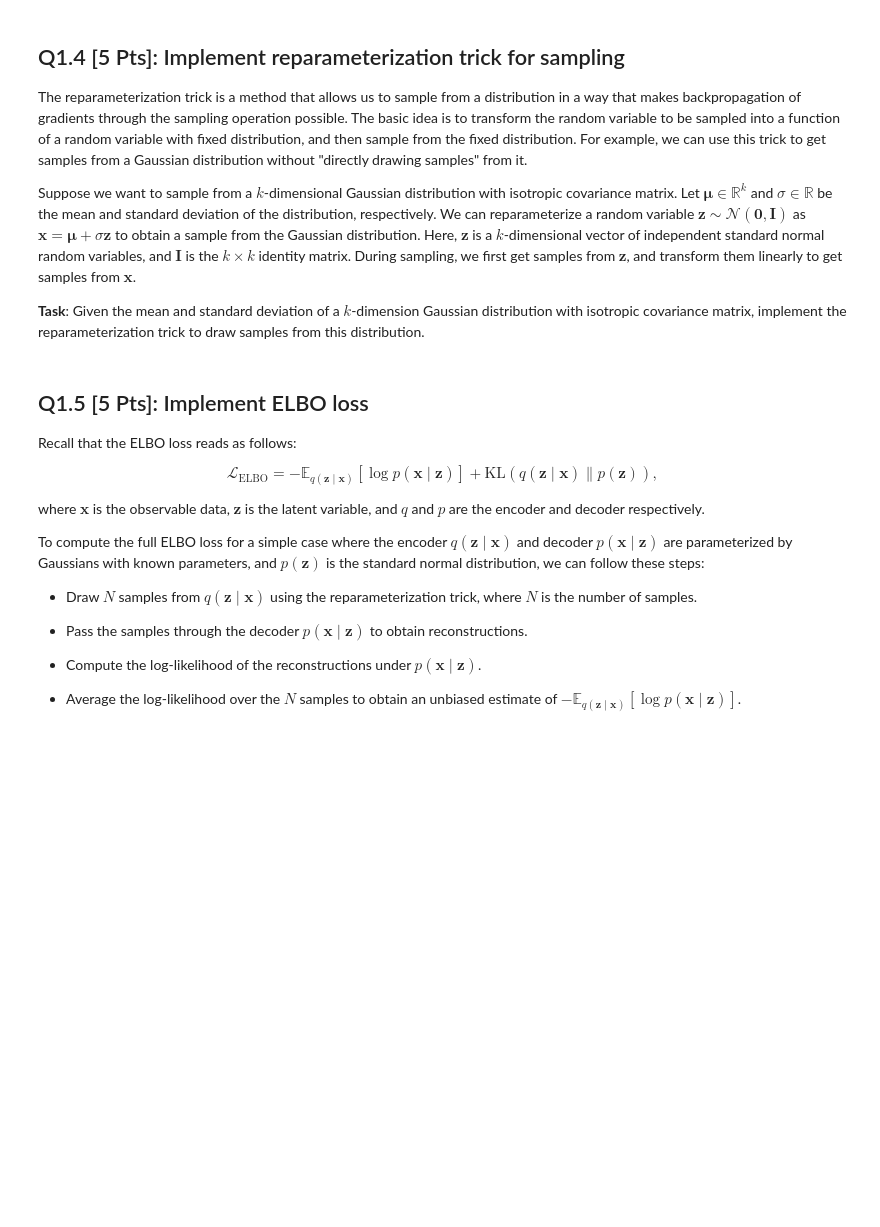
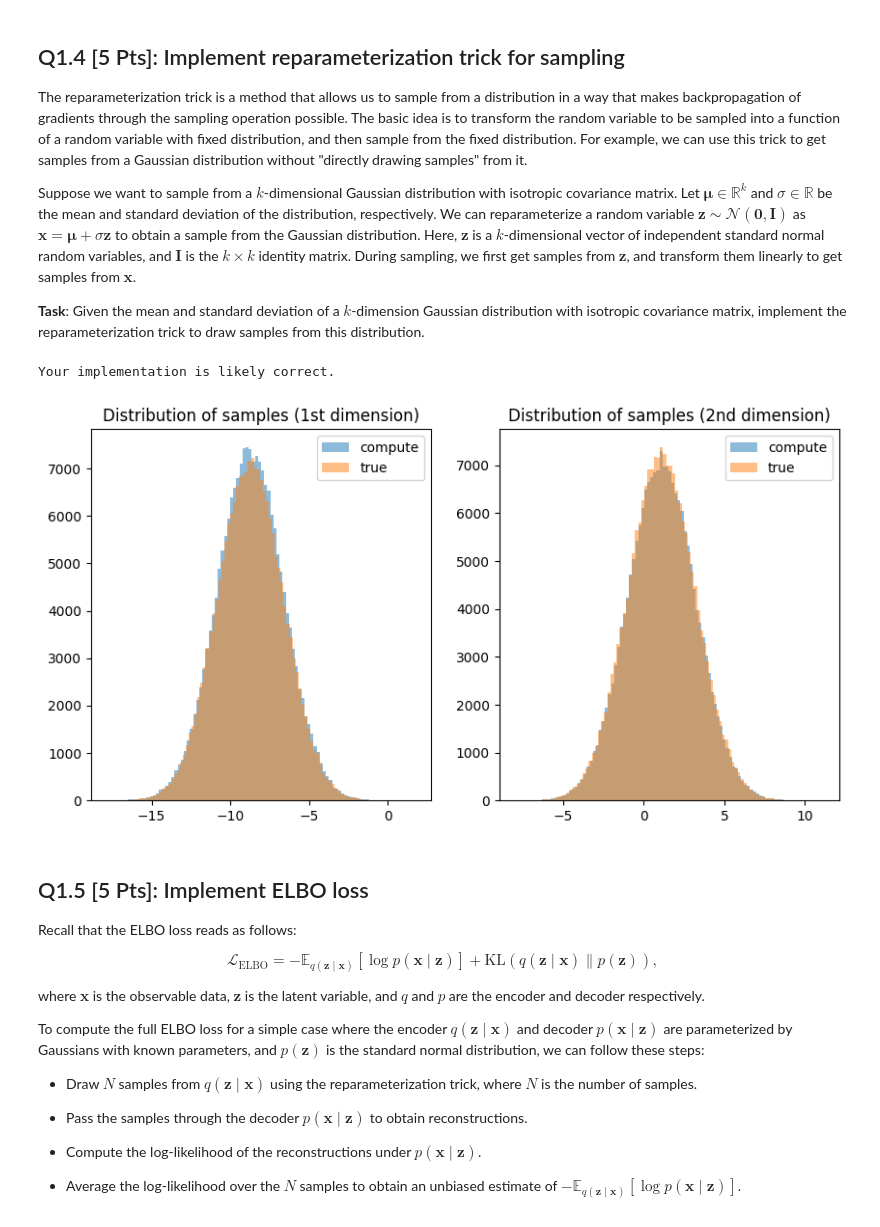
Before and after one commit to Weifeng-Ke/Machine-Learning, a Jupyter notebook: Programming_Assignment_3/CPEN455_2024W02_Assignment_3_Weifeng_Ke.ipynb, the cells around one changed output. Saved outputs shown, nothing was run; the diff lists cells and outputs as text; code cells hidden in the pictures; blank space fills up the shorter version.

```diff
--- a/Programming_Assignment_3/CPEN455_2024W02_Assignment_3_Weifeng_Ke.ipynb
+++ b/Programming_Assignment_3/CPEN455_2024W02_Assignment_3_Weifeng_Ke.ipynb
@@ -486,6 +528,16 @@ def rsample(params_q: torch.Tensor, num_samples: int) -> torch.Tensor:
     mu_q, log_sig_q = params_q[:, :-1], params_q[:, -1]  # [B, K], [B]
 
     ### START CODE HERE ###
+    #find the sigma
+    sigma = torch.exp(log_sig_q);
+
+    #comput the epsilon
+    epsilon = torch.randn(b,num_samples,k,device=params_q.device, dtype=params_q.dtype);
+
+    #the trick is x=mu+ sigma *epsilon
+    #x_q=mu_q+ sigma * epsilon;
+    x_q = mu_q.unsqueeze(1) + sigma.unsqueeze(1).unsqueeze(2) * epsilon
+
     ### END CODE HERE ###
 
     return x_q
@@ -518,34 +570,37 @@ def unit_test_rsample(func_rsample=rsample, func_gt_rsample=gt_rsample):
 
     params_q = torch.cat([mu_q, log_sigma_q[:, None]], dim=-1)
 
-    num_samples = 100000
+    num_samples = 200000
 
     compute_x_q = func_rsample(params_q, num_samples)            # [B, N, K]
     true_x_q = func_gt_rsample(params_q, num_samples)            # [B, N, K]
 
     mean_error = (compute_x_q.mean(dim=1) - true_x_q.mean(dim=1)).mean(dim=-1)  # [B]
     std_error = (compute_x_q.std(dim=1, unbiased=False) - true_x_q.std(dim=1, unbiased=False)).mean(dim=-1)  # [B]
     error = mean_error.abs().mean().item() + std_error.abs().mean().item()
     if error < 1e-2:
         print("Your implementation is likely correct.")
     else:
         print("Your implementation is likely incorrect.")
 
     # visualize the distribution
     figs, axs = plt.subplots(1, 2, figsize=(10, 5))
     axs[0].hist(compute_x_q[0, :, 0].numpy(), bins=100, alpha=0.5, label='compute')
     axs[0].hist(true_x_q[0, :, 0].numpy(), bins=100, alpha=0.5, label='true')
     axs[0].legend()
     axs[0].set_title("Distribution of samples (1st dimension)")
 
     axs[1].hist(compute_x_q[0, :, 1].numpy(), bins=100, alpha=0.5, label='compute')
     axs[1].hist(true_x_q[0, :, 1].numpy(), bins=100, alpha=0.5, label='true')
     axs[1].legend()
     axs[1].set_title("Distribution of samples (2nd dimension)")
 
 
 set_seed(seed=SEED)
 unit_test_rsample()
+# %% [output]
+Your implementation is likely correct.
+[figure, added]
 # %% [markdown]
 ## Q1.5 [5 Pts]: Implement ELBO loss
 
```
Also changed, not shown: parts of 12 cells of this notebook.
